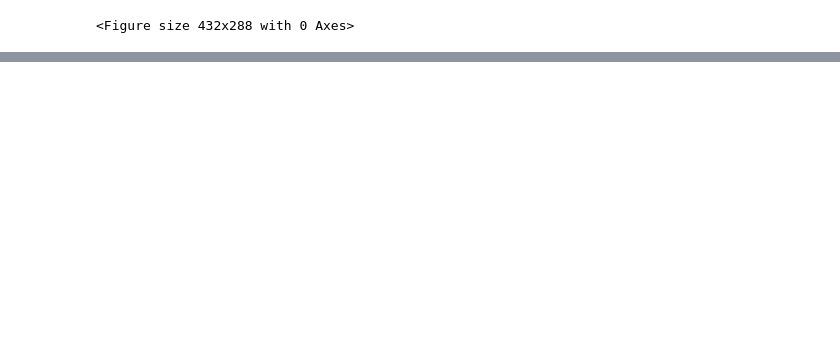
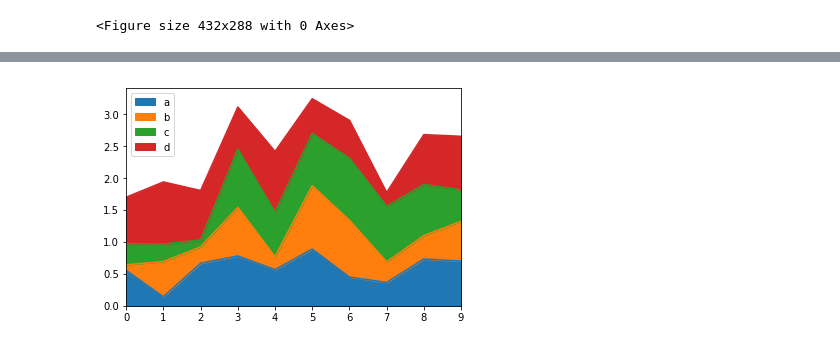
Before and after one commit to anandvipul/DataVisualization, a Jupyter notebook: Pandas Visualization.ipynb, the cells around one changed output, grey strips where cells are left out. Cells and saved outputs as stored; diff of their text form; code cells hidden in the pictures; blank space fills up the shorter version.

```diff
--- a/Pandas Visualization.ipynb
+++ b/Pandas Visualization.ipynb
@@ -243,0 +265,4 @@ bp = df.boxplot(column=['Col1', 'Col2'], by=['X', 'Y'])
+# %%
+df.plot.area();
+# %% [output]
+[figure, added]
```
Also changed, not shown: parts of 46 cells of this notebook.
